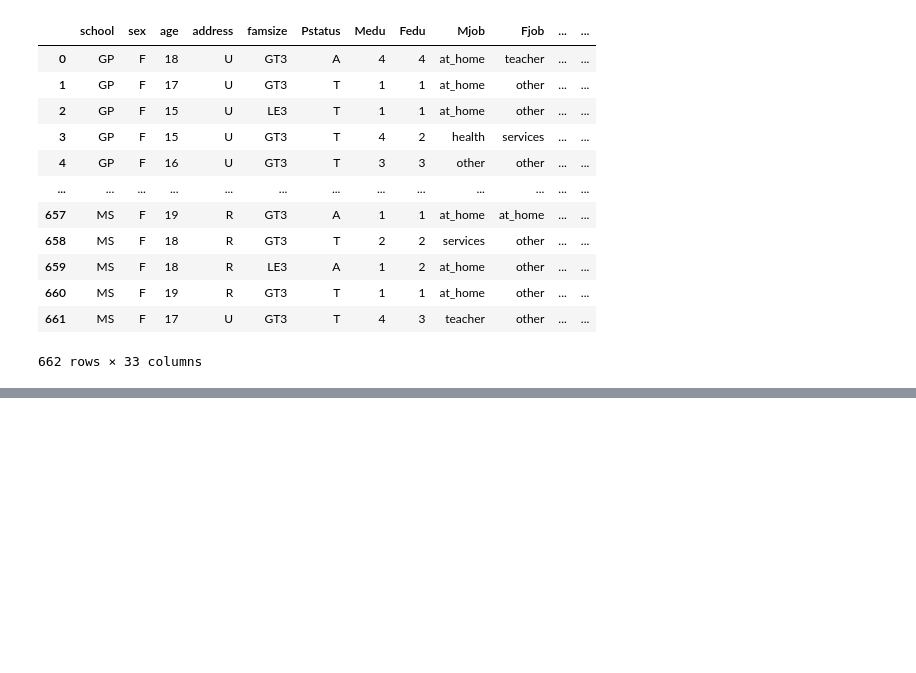
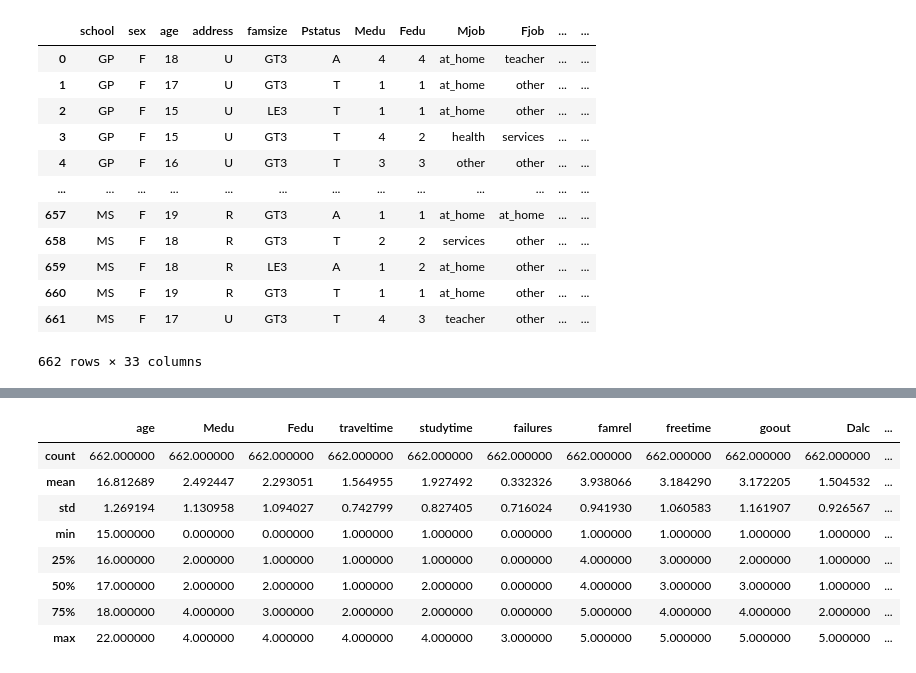
Before and after one commit to nromano2/TP1_NVR_TMM, a Jupyter notebook: TP1_NVR_TMM.ipynb, the cells around one changed output, grey strips where cells are left out. Drawn from its saved outputs; the diff is of its cells as text; code cells hidden in the pictures; blank space fills up the shorter version.

```diff
--- a/TP1_NVR_TMM.ipynb
+++ b/TP1_NVR_TMM.ipynb
@@ -164,3 +164,27 @@ df
 | 660 | MS | F | 19 | R | GT3 | T | 1 | 1 | at_home | other | ... | ... |
 | 661 | MS | F | 17 | U | GT3 | T | 4 | 3 | teacher | other | ... | ... |
 662 rows × 33 columns
+# %%
+school_names = {"GP":"Gabriel Pereira",
+                "MS":"Mousinho da Silveira"}
+
+def school_conversion(x):
+    return school_names.get(x)
+
+df.school = df.school.map(school_conversion)
+# %%
+address_types = {"U":"Urban",
+                 "R":"Rural"}
+
+def address_conversion(x):
+    return address_types.get(x)
+
+df.address = df.address.map(address_conversion)
+# %%
+Pstatus_types = {"A":"Living Apart",
+                 "T":"Living Together"}
+
+def pstatus_conversion(x):
+    return Pstatus_types.get(x)
+
+df.Pstatus = df.Pstatus.map(pstatus_conversion)
@@ -167,5 +200,8 @@ df
 # %%
 df.drop(columns=["Mjob", "Fjob", "guardian", "romantic", "nursery", "famsize", "reason"], axis=1, inplace=True)
+# %%
+df.rename({"Medu":"M_edu", "Fedu":"F_edu", "Dalc":"weekday_alc", "Walc":"weekend_alc",
+           "G1":"period1_grade", "G2":"period2_grade", "G3":"final_grade"}, axis=1, inplace=True)
 # %%
 df.columns
 # %% [output]
@@ -195,2 +288,14 @@ Data columns (total 26 columns):
 dtypes: int64(16), object(10)
 memory usage: 134.6+ KB
+# %%
+df.describe()
+# %% [output]
+|  | age | Medu | Fedu | traveltime | studytime | failures | famrel | freetime | goout | Dalc | ... |
+| count | 662.000000 | 662.000000 | 662.000000 | 662.000000 | 662.000000 | 662.000000 | 662.000000 | 662.000000 | 662.000000 | 662.000000 | ... |
+| mean | 16.812689 | 2.492447 | 2.293051 | 1.564955 | 1.927492 | 0.332326 | 3.938066 | 3.184290 | 3.172205 | 1.504532 | ... |
+| std | 1.269194 | 1.130958 | 1.094027 | 0.742799 | 0.827405 | 0.716024 | 0.941930 | 1.060583 | 1.161907 | 0.926567 | ... |
+| min | 15.000000 | 0.000000 | 0.000000 | 1.000000 | 1.000000 | 0.000000 | 1.000000 | 1.000000 | 1.000000 | 1.000000 | ... |
+| 25% | 16.000000 | 2.000000 | 1.000000 | 1.000000 | 1.000000 | 0.000000 | 4.000000 | 3.000000 | 2.000000 | 1.000000 | ... |
+| 50% | 17.000000 | 2.000000 | 2.000000 | 1.000000 | 2.000000 | 0.000000 | 4.000000 | 3.000000 | 3.000000 | 1.000000 | ... |
+| 75% | 18.000000 | 4.000000 | 3.000000 | 2.000000 | 2.000000 | 0.000000 | 5.000000 | 4.000000 | 4.000000 | 2.000000 | ... |
+| max | 22.000000 | 4.000000 | 4.000000 | 4.000000 | 4.000000 | 3.000000 | 5.000000 | 5.000000 | 5.000000 | 5.000000 | ... |
```
Also changed, not shown: parts of 8 cells of this notebook.
